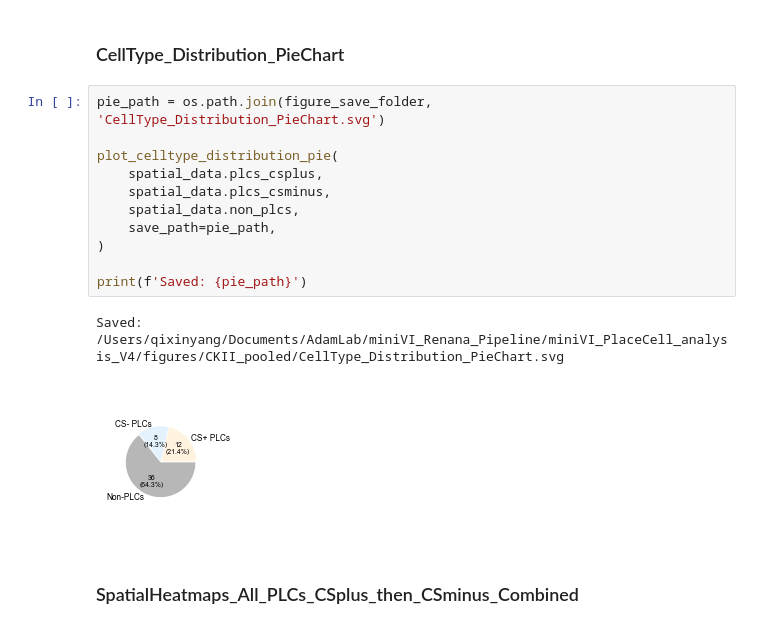
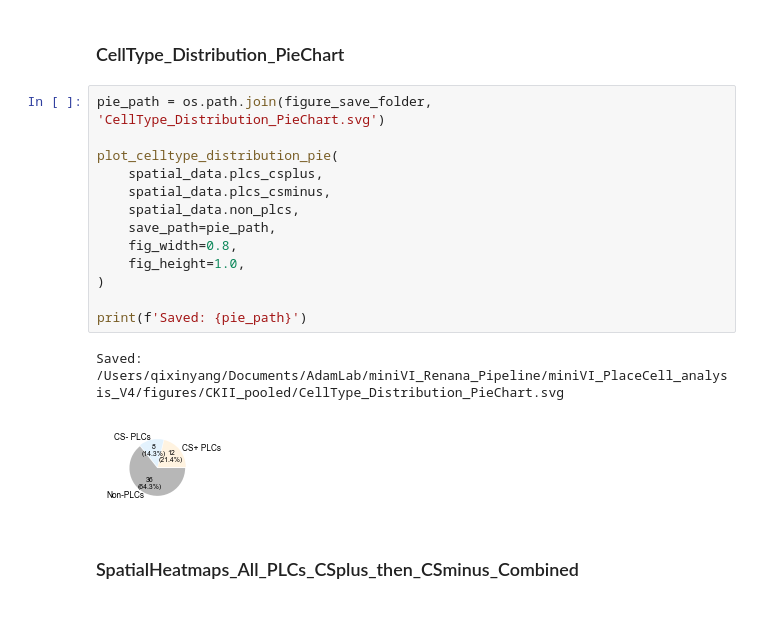
Before and after one commit to QixinYang77/miniVI_Renana_Pipeline, a Jupyter notebook: miniVI_PlaceCell_analysis_V4/notebooks_PCs/Unified_CKII_Pipeline.ipynb, the cells around one changed output. Drawn from its saved outputs; the diff is of its cells as text.

```diff
--- a/miniVI_PlaceCell_analysis_V4/notebooks_PCs/Unified_CKII_Pipeline.ipynb
+++ b/miniVI_PlaceCell_analysis_V4/notebooks_PCs/Unified_CKII_Pipeline.ipynb
@@ -448,17 +449,19 @@ Plateau settings: {'include_plateau_heatmap': True, 'plateau_state_mode': 'all',
 # %%
 pie_path = os.path.join(figure_save_folder, 'CellType_Distribution_PieChart.svg')
 
 plot_celltype_distribution_pie(
     spatial_data.plcs_csplus,
     spatial_data.plcs_csminus,
     spatial_data.non_plcs,
     save_path=pie_path,
+    fig_width=0.8,
+    fig_height=1.0,
 )
 
 print(f'Saved: {pie_path}')
 # %% [output]
 Saved: /Users/qixinyang/Documents/AdamLab/miniVI_Renana_Pipeline/miniVI_PlaceCell_analysis_V4/figures/CKII_pooled/CellType_Distribution_PieChart.svg
-[figure, old version]
+[figure, new version]
 # %% [markdown]
 ### SpatialHeatmaps_All_PLCs_CSplus_then_CSminus_Combined
 # %%
```
Also changed, not shown: parts of 15 cells of this notebook, 24 other files.
